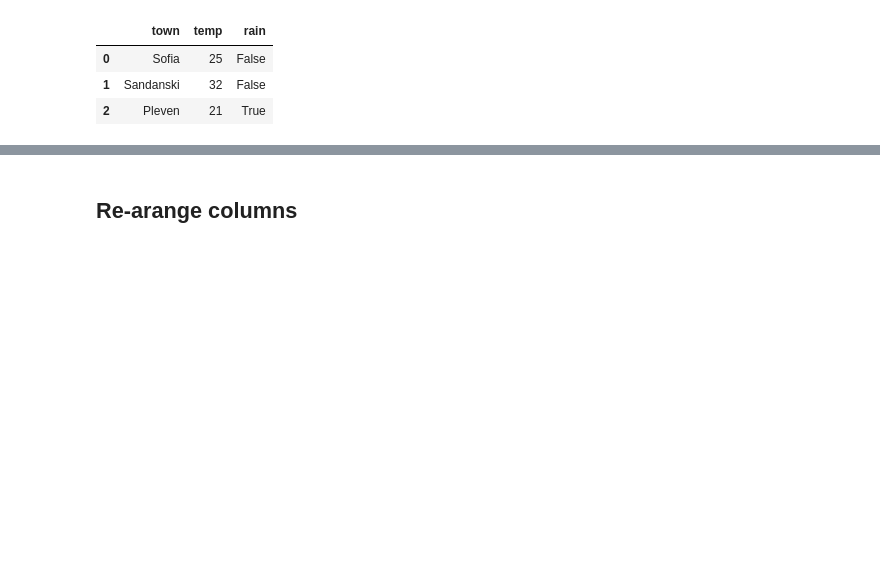
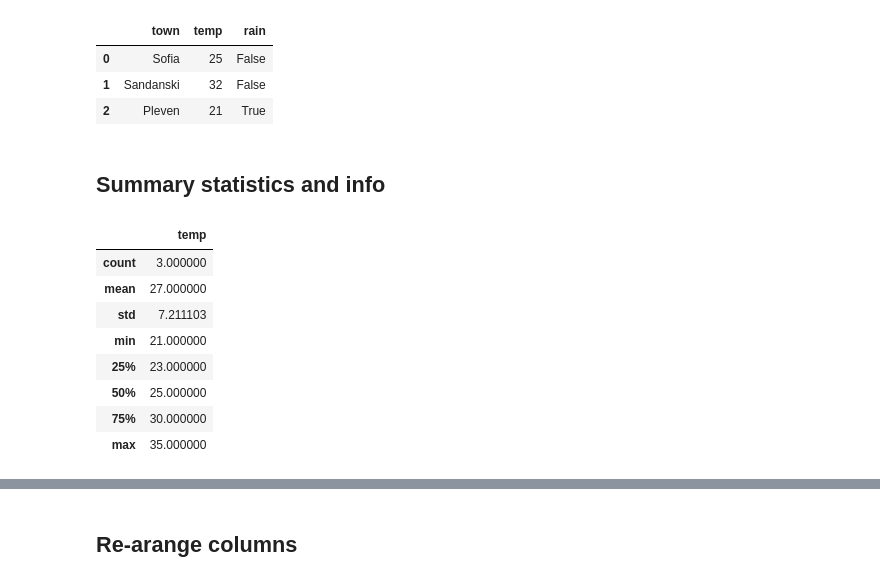
Before and after one commit to ProgressBG-Python-Course/JupyterNotebooksExamples, a Jupyter notebook: Notebooks/numpy_and_pandas/pandas/DataFramesManipulations.ipynb, the cells around one changed output, grey strips where cells are left out. Saved outputs shown, nothing was run; the diff lists cells and outputs as text; code cells hidden in the pictures; blank space fills up the shorter version.

```diff
--- a/Notebooks/numpy_and_pandas/pandas/DataFramesManipulations.ipynb
+++ b/Notebooks/numpy_and_pandas/pandas/DataFramesManipulations.ipynb
@@ -28,3 +28,18 @@ bg_weather_df
 | 0 | Sofia | 25 | False |
 | 1 | Sandanski | 32 | False |
 | 2 | Pleven | 21 | True |
+# %% [markdown]
+## Summary statistics and info
+# %%
+# Summary statistics
+eu_weather_df.describe()
+# %% [output]
+|  | temp |
+| count | 3.000000 |
+| mean | 27.000000 |
+| std | 7.211103 |
+| min | 21.000000 |
+| 25% | 23.000000 |
+| 50% | 25.000000 |
+| 75% | 30.000000 |
+| max | 35.000000 |
```
Also changed, not shown: parts of 24 cells of this notebook.
